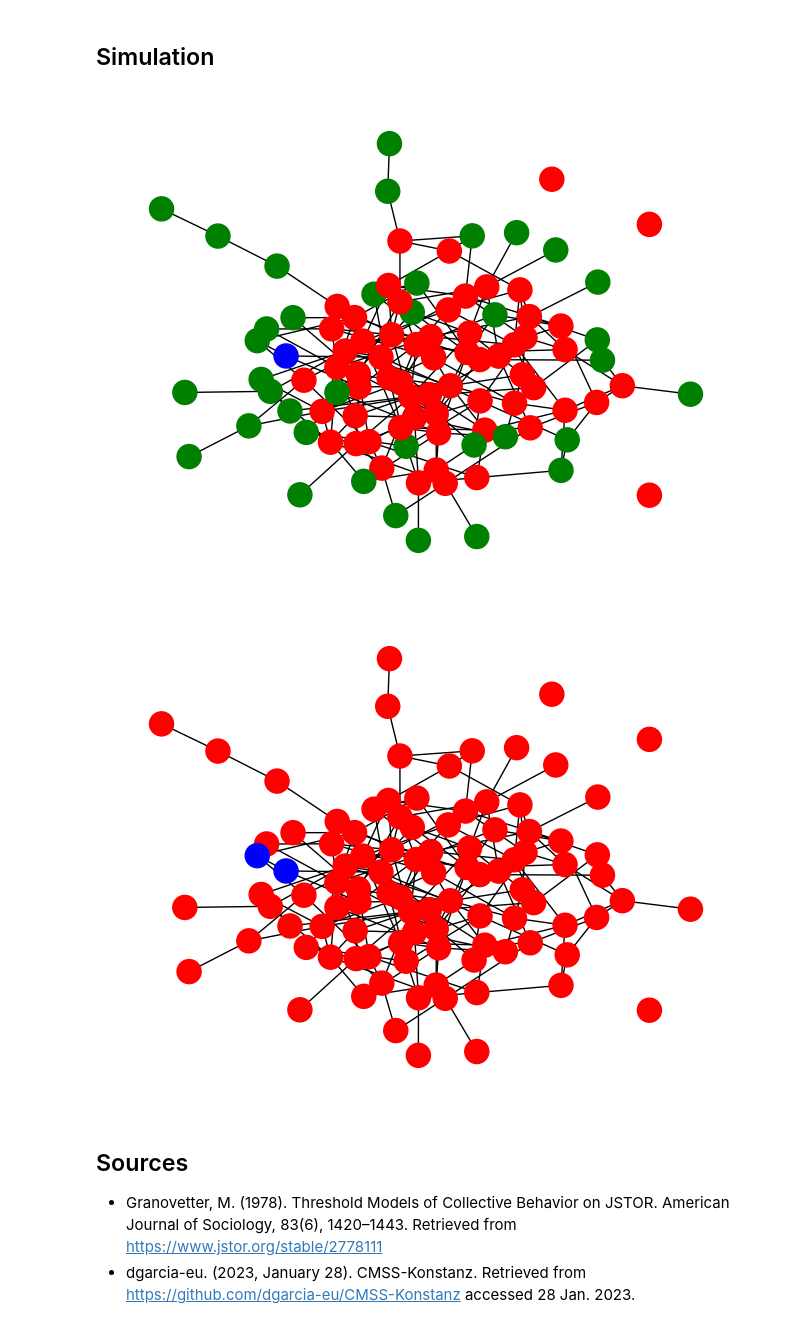
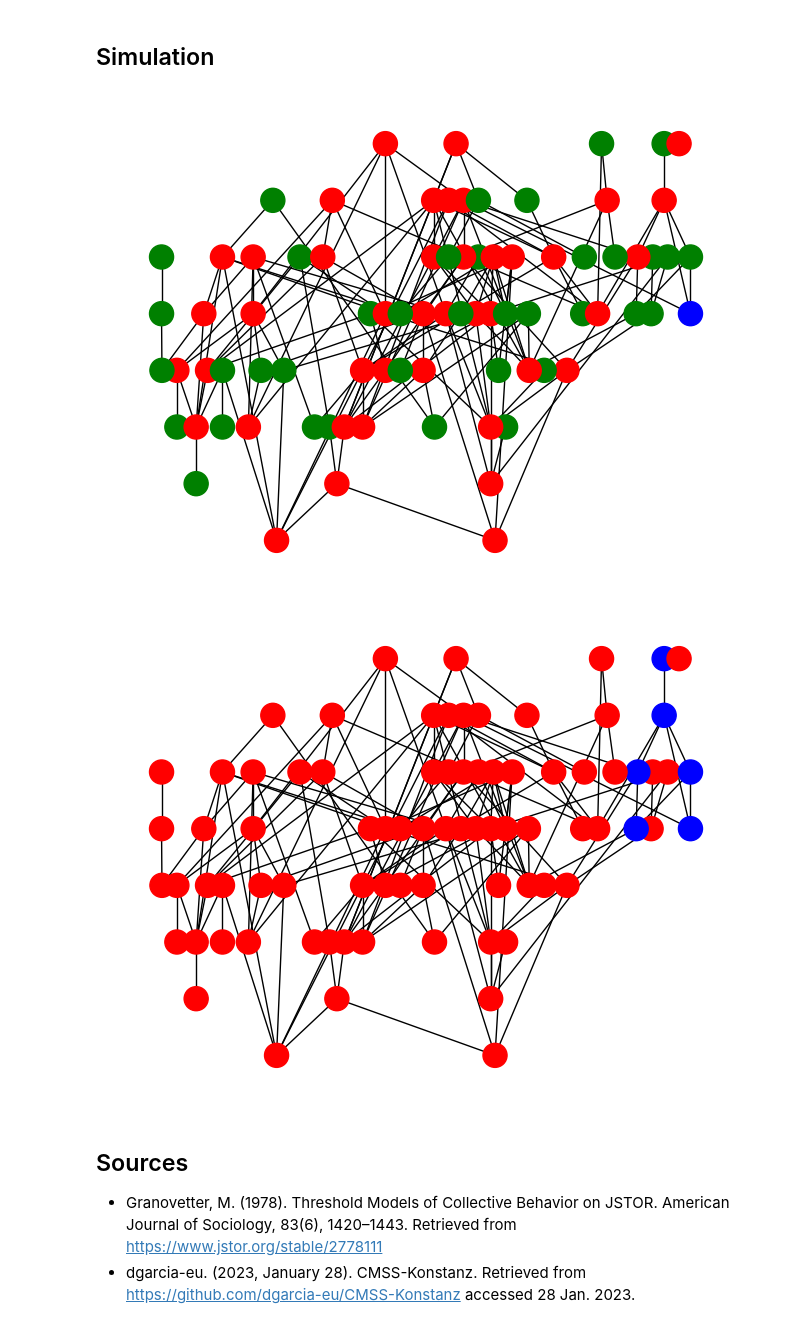
Before and after one commit to jstet/CMSS_Simple_Model, a Jupyter notebook: presentation.ipynb, the cells around one changed output. Drawn from its saved outputs; the diff is of its cells as text; code cells hidden in the pictures.

Commit message:
fixing model

```diff
--- a/presentation.ipynb
+++ b/presentation.ipynb
@@ -158,18 +158,21 @@ $$G_{n}^0(1) = \Sigma k(k-1)\rho_kp_k=z $$
 - Approach explained in detail elsewhere (Newman et al., 2001)
 # %% [markdown]
 ## Simulation
+# %%
+## From Judo Club to Karate Club
+lst = simple_model(n=80,z=4, phi=0.3, upper_phi=1)
+initial = lst[0][0]
+end  = lst[-1][-1]
 # %%
-## From Judo Club to Karate Club
-initial, end = simple_model(100,4, 0.3, upper_phi=1)
-pos = nx.nx_agraph.graphviz_layout(initial)
-nx.draw(initial, pos=pos, node_color=col_nodes_phi(initial))
+pos = nx.nx_agraph.graphviz_layout(initial, prog="dot")
+nx.draw(initial, pos= pos, node_color=col_nodes_phi(initial))
 # %% [output]
-[figure, old version]
+[figure, new version]
 # %%
-pos = nx.nx_agraph.graphviz_layout(end)
-nx.draw(end, pos=pos, node_color=col_nodes_state(end))
+pos = nx.nx_agraph.graphviz_layout(end, prog="dot")
+nx.draw(end, pos= pos, node_color=col_nodes_state(end))
 # %% [output]
-[figure, old version]
+[figure, new version]
 # %% [markdown]
 ## Sources
 
```
Also changed, not shown: 1 other file.
